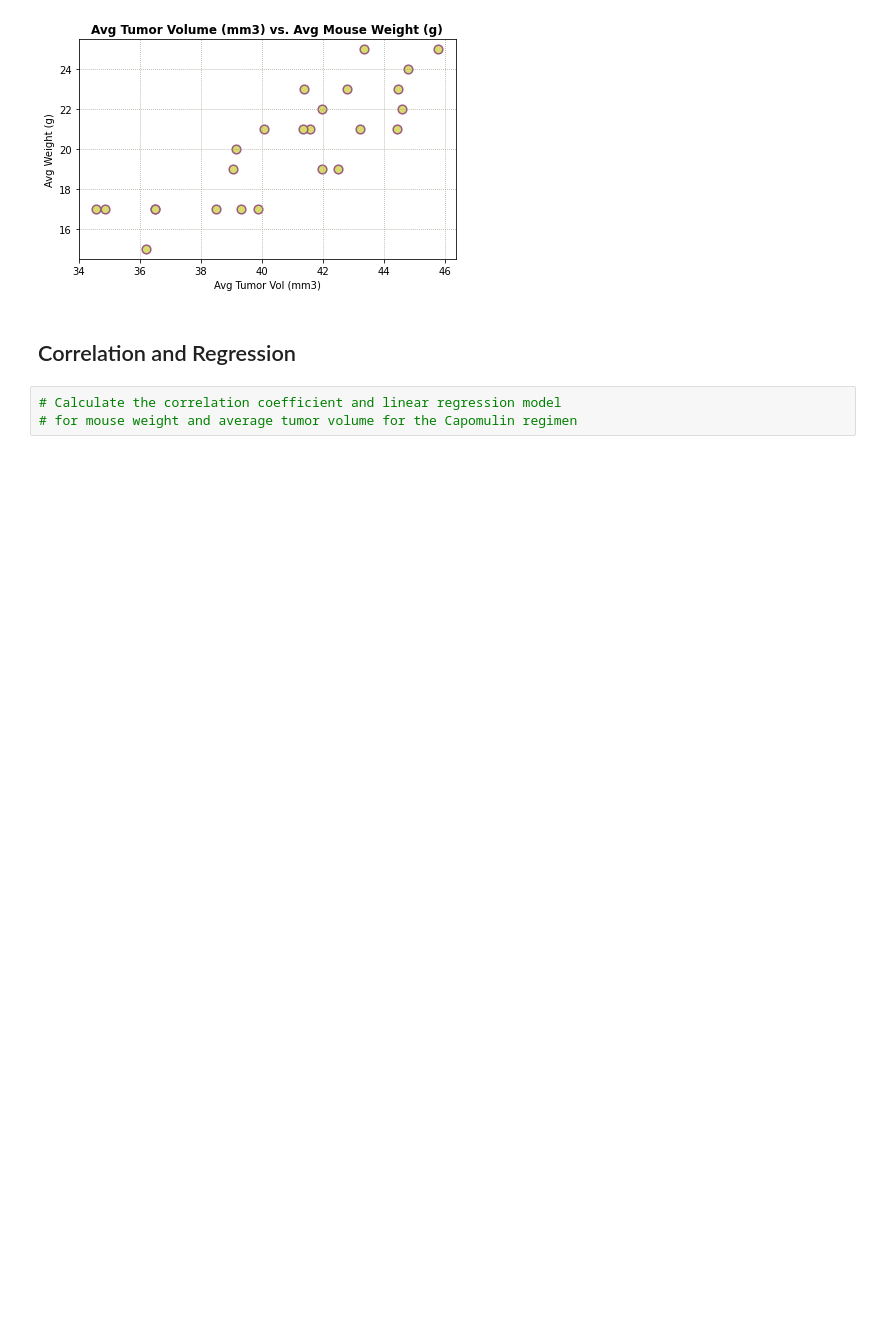
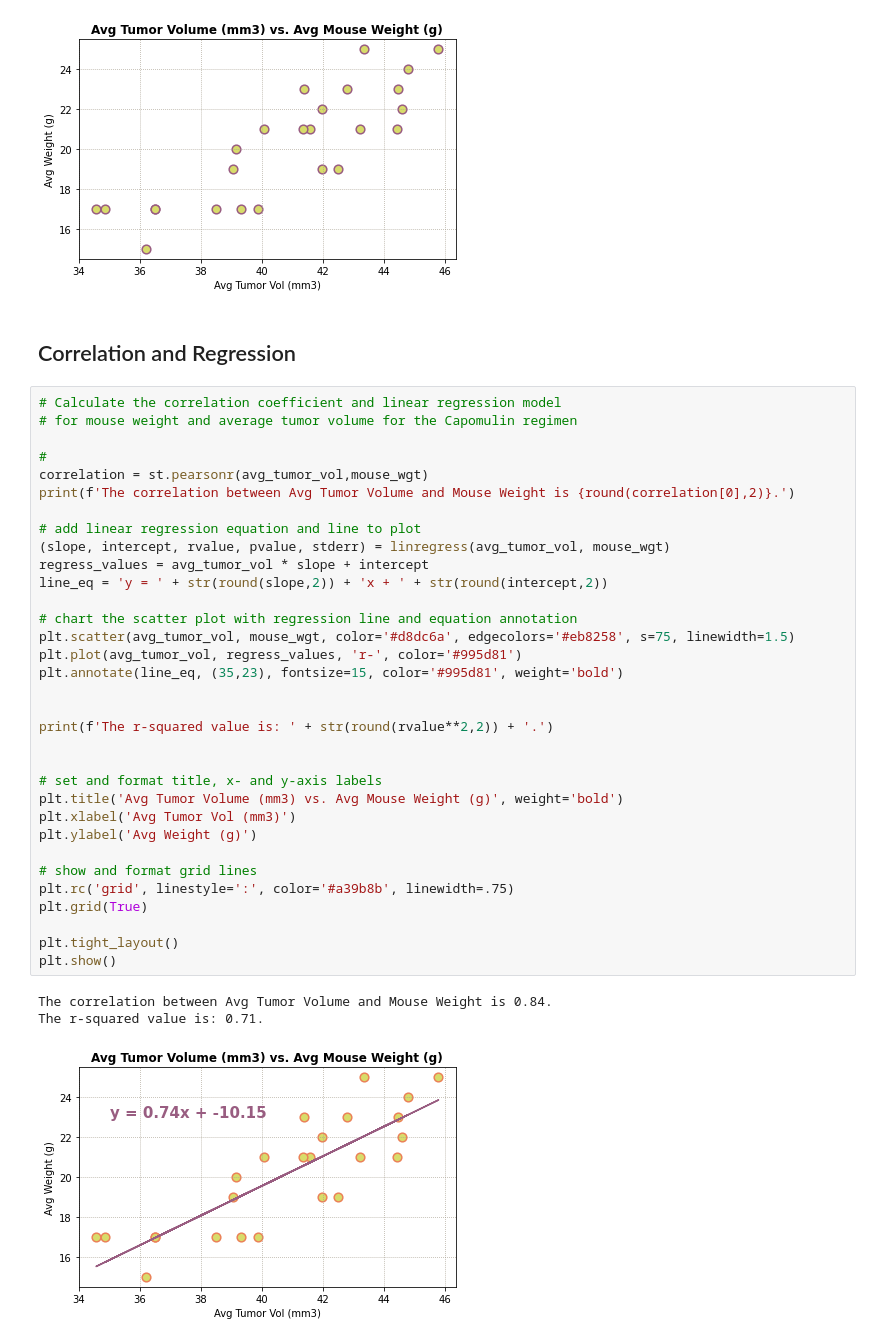
Before and after one commit to austin3216/matplotlib-challenge, a Jupyter notebook: pymaceuticals_starter.ipynb, the cells around one changed output. Drawn from its saved outputs; the diff is of its cells as text; blank space fills up the shorter version.

Commit message:
correlation and regression pass 1

```diff
--- a/pymaceuticals_starter.ipynb
+++ b/pymaceuticals_starter.ipynb
@@ -420,6 +422,40 @@ plt.show()
 [figure]
 # %% [markdown]
 ## Correlation and Regression
-# %%
-# Calculate the correlation coefficient and linear regression model
-# for mouse weight and average tumor volume for the Capomulin regimen
+# %%
+# Calculate the correlation coefficient and linear regression model
+# for mouse weight and average tumor volume for the Capomulin regimen
+
+#
+correlation = st.pearsonr(avg_tumor_vol,mouse_wgt)
+print(f'The correlation between Avg Tumor Volume and Mouse Weight is {round(correlation[0],2)}.')
+
+# add linear regression equation and line to plot
+(slope, intercept, rvalue, pvalue, stderr) = linregress(avg_tumor_vol, mouse_wgt)
+regress_values = avg_tumor_vol * slope + intercept
+line_eq = 'y = ' + str(round(slope,2)) + 'x + ' + str(round(intercept,2))
+
+# chart the scatter plot with regression line and equation annotation
+plt.scatter(avg_tumor_vol, mouse_wgt, color='#d8dc6a', edgecolors='#eb8258', s=75, linewidth=1.5)
+plt.plot(avg_tumor_vol, regress_values, 'r-', color='#995d81')
+plt.annotate(line_eq, (35,23), fontsize=15, color='#995d81', weight='bold')
+
+
+print(f'The r-squared value is: ' + str(round(rvalue**2,2)) + '.')
+
+
+# set and format title, x- and y-axis labels
+plt.title('Avg Tumor Volume (mm3) vs. Avg Mouse Weight (g)', weight='bold')
+plt.xlabel('Avg Tumor Vol (mm3)')
+plt.ylabel('Avg Weight (g)')
+
+# show and format grid lines
+plt.rc('grid', linestyle=':', color='#a39b8b', linewidth=.75)
+plt.grid(True)
+
+plt.tight_layout()
+plt.show()
+# %% [output]
+The correlation between Avg Tumor Volume and Mouse Weight is 0.84.
+The r-squared value is: 0.71.
+[figure, added]
```
Also changed, not shown: parts of 2 cells of this notebook.
